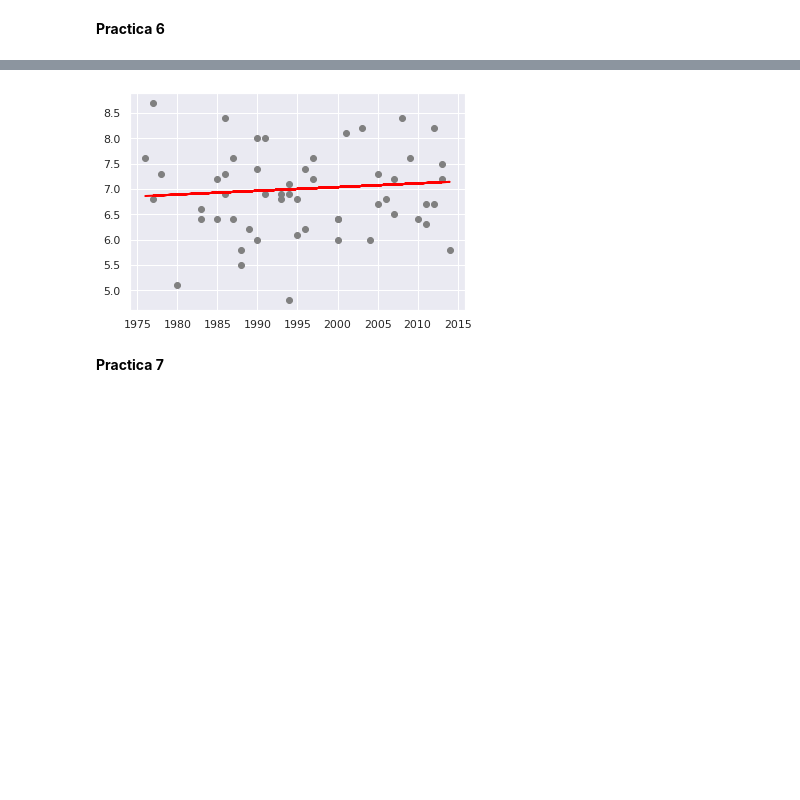
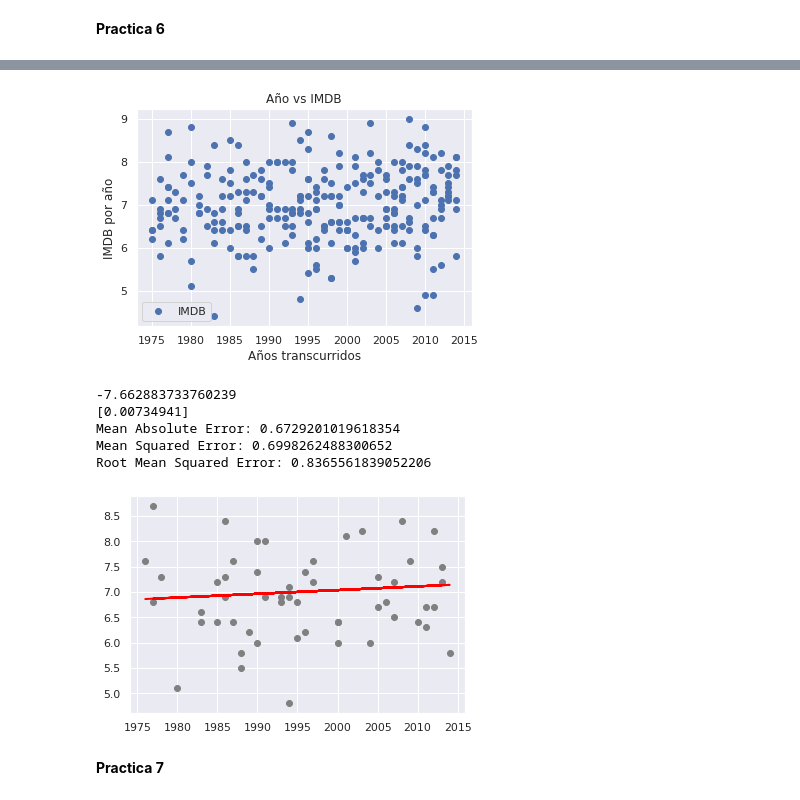
Before and after one commit to RAIGOZAGIAN1997/MineriaDatos, a Jupyter notebook: Practicas_Mineria_de_Datos.ipynb, the cells around one changed output, grey strips where cells are left out. Drawn from its saved outputs; the diff is of its cells as text; code cells hidden in the pictures; blank space fills up the shorter version.

```diff
--- a/Practicas_Mineria_de_Datos.ipynb
+++ b/Practicas_Mineria_de_Datos.ipynb
@@ -333,8 +250,55 @@ df_Regresion_Lineal
-# %%
-plt.scatter(X_test, y_test,  color='gray')
-plt.plot(X_test, y_pred, color='red', linewidth=2)
-plt.show()
-# %% [output]
-[figure, removed]
+# %%
+#Regresion Lineal Simple
+import pandas as pd
+import numpy as np
+import matplotlib.pyplot as plt
+from sklearn.linear_model import LinearRegression
+from sklearn.model_selection import train_test_split
+%matplotlib inline
+#Creamos el dataset que usaremos para crear la regresion Lineal en este caso utilizare Año y su IMDB
+df_Regresion_Lineal=pd.DataFrame.from_dict(df.loc[:,['Año','IMDB']])
+#Observamos la cantidad de filas y columnas
+df_Regresion_Lineal.shape
+#Con esto podemos observar los datos estadisitcos
+df_Regresion_Lineal.describe()
+#Vemos nuestro Dataset
+df_Regresion_Lineal.head(10)
+#Trazamos nuestra regresion lineal simple
+df_Regresion_Lineal.plot(x='Año', y='IMDB', style="o")
+plt.title('Año vs IMDB')
+plt.xlabel('Años transcurridos')
+plt.ylabel('IMDB por año')
+plt.show()
+#Se extraen los atributos de las etiquetas
+X = df_Regresion_Lineal.iloc[:, :-1].values
+y = df_Regresion_Lineal.iloc[:, 1].values
+#Dividimos nuestros datos en pruebas y entrenamientos
+X_train, X_test, y_train, y_test = train_test_split(X, y, test_size=0.2, random_state=0)
+regressor = LinearRegression()
+#Entrenamos nuestro algoritmo
+regressor.fit(X_train, y_train)
+print(regressor.intercept_)
+print(regressor.coef_)
+#Se realizan las predicciones
+y_pred = regressor.predict(X_test)
+#Se crea el dataframe con los datos reales y predicción
+df_predict_real = pd.DataFrame({'Actual': y_test, 'Predicted': y_pred})
+df_predict_real
+from sklearn import metrics
+print('Error de Absoluto medio:', metrics.mean_absolute_error(y_test, y_pred))
+print('Error medio cuadrado:', metrics.mean_squared_error(y_test, y_pred))
+print('Error cuadrático medio de la raíz:', np.sqrt(metrics.mean_squared_error(y_test, y_pred)))
+#Graficamos para ver la regresión Lineal
+plt.scatter(X_test, y_test,  color='gray')
+plt.plot(X_test, y_pred, color='red', linewidth=2)
+plt.show()
+# %% [output]
+[figure, added]
+-7.662883733760239
+[0.00734941]
+Mean Absolute Error: 0.6729201019618354
+Mean Squared Error: 0.6998262488300652
+Root Mean Squared Error: 0.8365561839052206
+[figure, added]
 # %% [markdown]
 **Practica 7**
```
Also changed, not shown: parts of 7 cells of this notebook.
